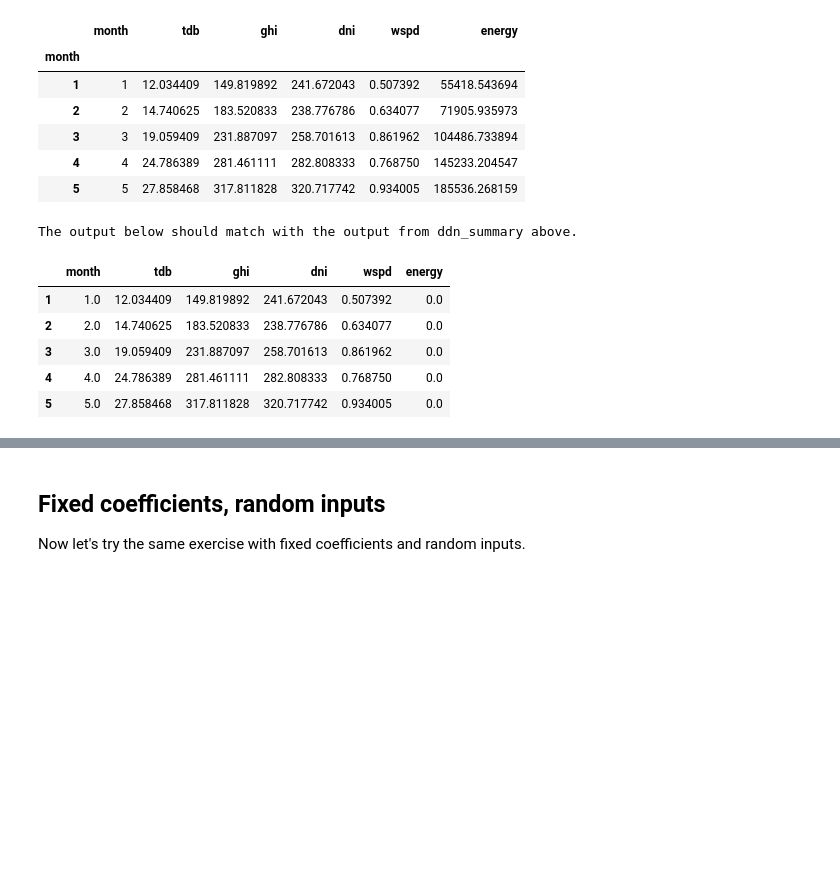
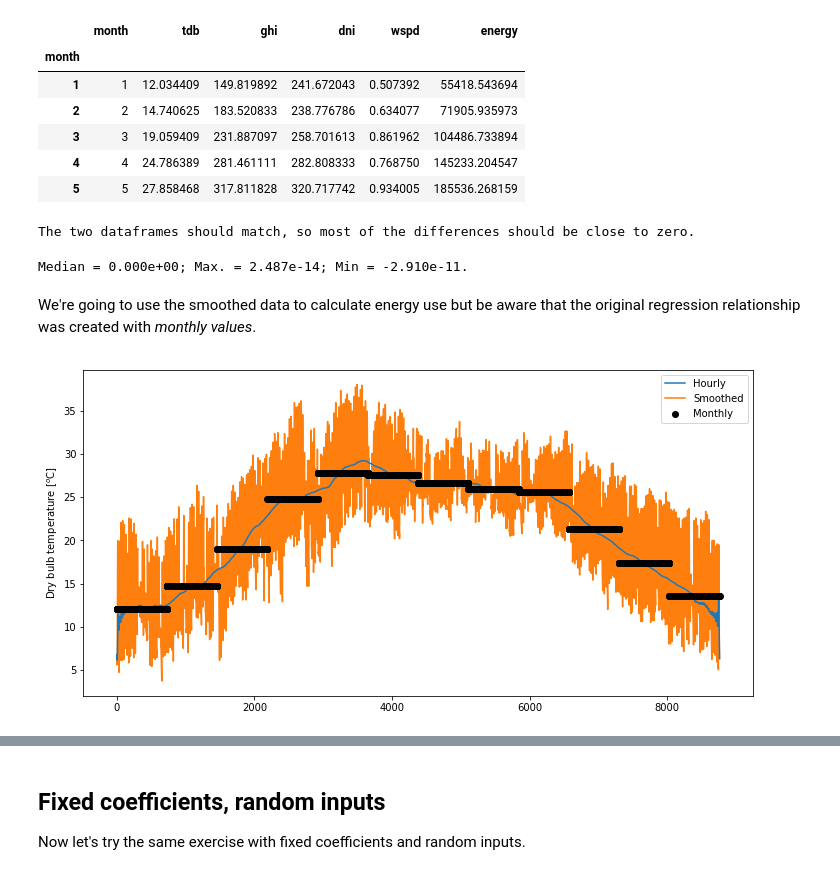
Before and after one commit to paragrastogi/CEPT_Workshop_January2020, a Jupyter notebook: lib/tutorial_v00.ipynb, the cells around one changed output, grey strips where cells are left out. Cells and saved outputs as stored; diff of their text form; code cells hidden in the pictures; blank space fills up the shorter version.

```diff
--- a/lib/tutorial_v00.ipynb
+++ b/lib/tutorial_v00.ipynb
@@ -137,21 +145,14 @@ ddn_summary2 = pd.DataFrame(data=ddn_summary2,
                             index=pd.unique(ddn['month']),
                             columns=ddn_summary.columns)
 
-print('The output below should match with the output from ddn_summary above.')
-ddn_summary2.head()
+ddn_summary2['energy'] = E_month(ddn_summary2['tdb'], ddn_summary2['dni'],
+                                        ddn_summary2['ghi'], ddn_summary2['wspd'])
+
+print('The two dataframes should match, so most of the differences should be close to zero.')
 # %% [output]
-The output below should match with the output from ddn_summary above.
+The two dataframes should match, so most of the differences should be close to zero.
-|  | month | tdb | ghi | dni | wspd | energy |
-| 1 | 1.0 | 12.034409 | 149.819892 | 241.672043 | 0.507392 | 0.0 |
-| 2 | 2.0 | 14.740625 | 183.520833 | 238.776786 | 0.634077 | 0.0 |
-| 3 | 3.0 | 19.059409 | 231.887097 | 258.701613 | 0.861962 | 0.0 |
-| 4 | 4.0 | 24.786389 | 281.461111 | 282.808333 | 0.768750 | 0.0 |
-| 5 | 5.0 | 27.858468 | 317.811828 | 320.717742 | 0.934005 | 0.0 |
-# %%
-# Try smoothing instead of using a monthly average.
-
-def smoother(xin, lags):
-
-    for
-
-    return xout
+# %%
+diffs = ddn_summary2.values-ddn_summary.values
+print('Median = {0:4.3e}; Max. = {1:4.3e}; Min = {2:4.3e}.'.format(np.median(diffs), np.max(diffs), np.min(diffs)))
+# %% [output]
+Median = 0.000e+00; Max. = 2.487e-14; Min = -2.910e-11.
@@ -157,0 +185,25 @@ def smoother(xin, lags):
+# %% [markdown]
+We're going to use the smoothed data to calculate energy use but be aware that the original regression relationship was created with *monthly values*.
+# %%
+span = 720
+
+ddn_smooth = pd.DataFrame(data = np.zeros(ddn.shape), columns=ddn.columns, index=ddn.index)
+
+for key in ddn.columns:
+    if key not in relevant_keys:
+        continue
+    ddn_smooth[key] = smoother(ddn[key].values, span)
+
+ddn_smooth['energy'] = E_smooth(ddn_smooth['tdb'], ddn_smooth['dni'],
+                                       ddn_smooth['ghi'], ddn_smooth['wspd'])
+# %%
+fig, ax = plt.subplots(figsize=[12,6])
+ax.plot(ddn_smooth['tdb'].values, zorder=10)
+ax.plot(ddn['tdb'].values, zorder = 1)
+ax.scatter(range(0, ddn.shape[0]), np.repeat(ddn_summary['tdb'], 8760/12), color='xkcd:black', zorder=11)
+plt.legend(['Hourly', 'Smoothed', 'Monthly'])
+plt.ylabel('Dry bulb temperature [$^o$C]')
+plt.xlabel('Hour of the year')
+plt.show()
+# %% [output]
+[figure, added]
```
Also changed, not shown: parts of 12 cells of this notebook.
